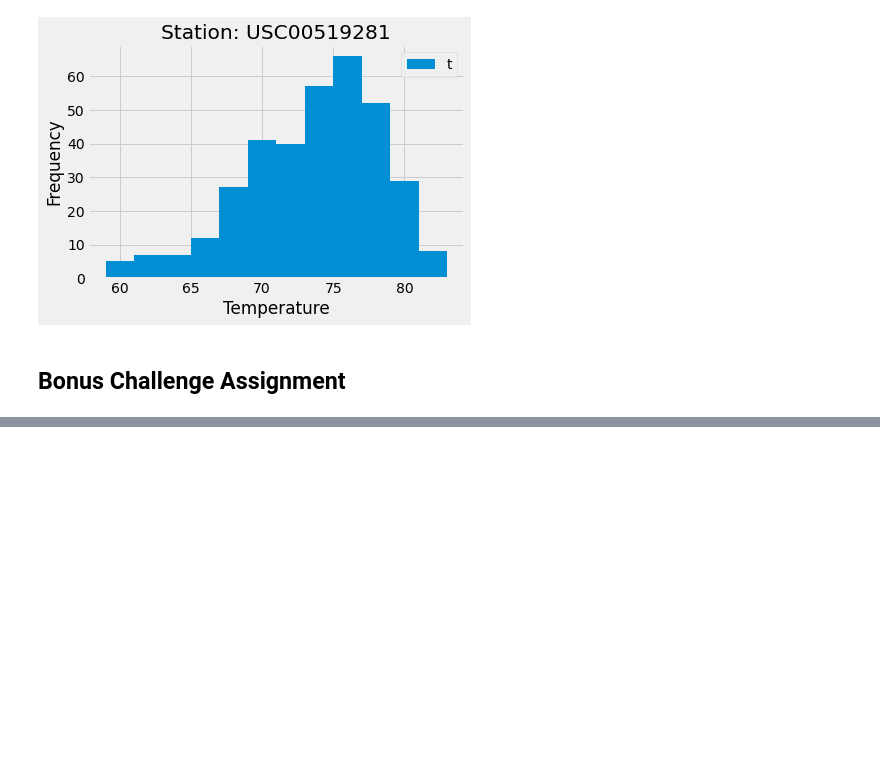
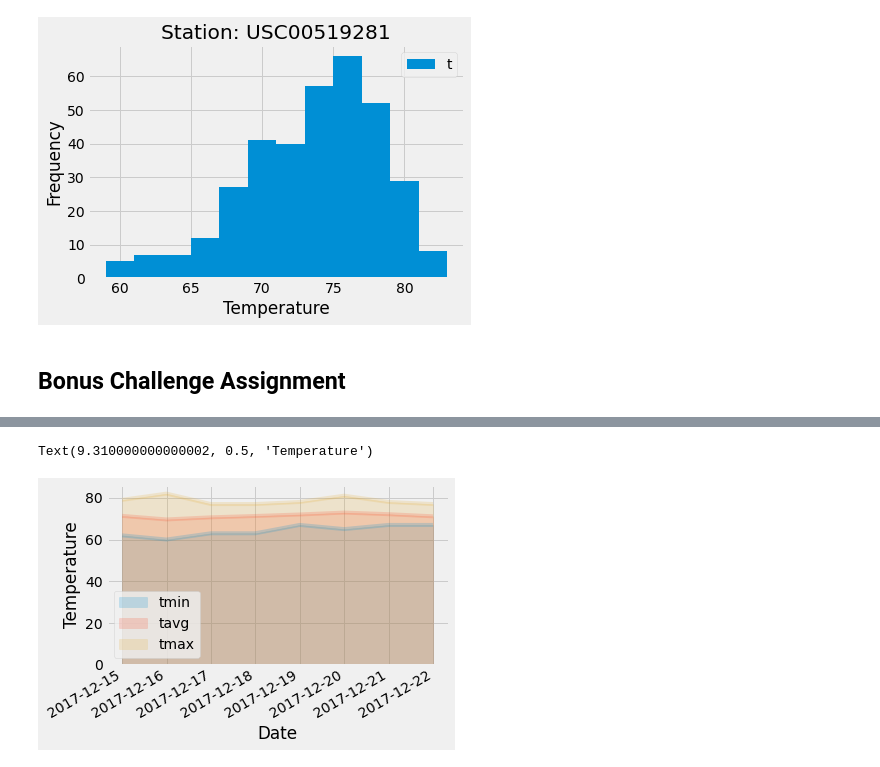
Before and after one commit to jtwilliams17/sqlalchemy-challenge, a Jupyter notebook: JamesWilliams_climate.ipynb, the cells around one changed output, grey strips where cells are left out. Saved outputs shown, nothing was run; the diff lists cells and outputs as text; code cells hidden in the pictures; blank space fills up the shorter version.

```diff
--- a/JamesWilliams_climate.ipynb
+++ b/JamesWilliams_climate.ipynb
@@ -161,3 +187,16 @@ print(calc_temps('2012-02-28', '2012-03-05'))
 # %%
 # Calculate the total amount of rainfall per weather station for your trip dates using the previous year's matching dates.
 # Sort this in descending order by precipitation amount and list the station, name, latitude, longitude, and elevation
+
+start_date = '2016-12-15'
+end_date = '2016-12-22'
+
+sel = [station.station, station.name, station.latitude,
+       station.longitude, station.elevation, func.sum(measurement.prcp)]
+
+results = session.query(*sel).\
+    filter(measurement.station == station.station).\
+    filter(measurement.date >= start_date).\
+    filter(measurement.date <= end_date).\
+    group_by(station.name).order_by(func.sum(measurement.prcp).desc()).all()
+print(results)
@@ -176,7 +217,7 @@ def daily_normals(date):
 
     """
 
-    sel = [func.min(Measurement.tobs), func.avg(Measurement.tobs), func.max(Measurement.tobs)]
-    return session.query(*sel).filter(func.strftime("%m-%d", Measurement.date) == date).all()
+    sel = [func.min(measurement.tobs), func.avg(measurement.tobs), func.max(measurement.tobs)]
+    return session.query(*sel).filter(func.strftime("%m-%d", measurement.date) == date).all()
 
 daily_normals("01-01")
@@ -185,9 +228,19 @@ daily_normals("01-01")
 # push each tuple of calculations into a list called `normals`
 
 # Set the start and end date of the trip
+trip_start_tobs = '2017-12-15'
+trip_end_tobs = '2017-12-22'
 
 # Use the start and end date to create a range of dates
+trip_range = pd.date_range(trip_start_tobs, trip_end_tobs, freq='D')
 
-# Stip off the year and save a list of %m-%d strings
+
+# Strip off the year and save a list of %m-%d strings
+trip_month_day = trip_range.strftime('%m-%d')
 
 # Loop through the list of %m-%d strings and calculate the normals for each date
+normals = []
+for date in trip_month_day:
+    normals.append(*daily_normals(date))
+
+normals
@@ -194,2 +256,6 @@ daily_normals("01-01")
 # %%
 # Load the previous query results into a Pandas DataFrame and add the `trip_dates` range as the `date` index
+trip_range_df = pd.DataFrame(normals, columns=['tmin', 'tavg', 'tmax'])
+trip_range_df['date'] = trip_range
+trip_range_df.set_index(['date'],inplace=True)
+trip_range_df.head()
@@ -196,4 +270,11 @@ daily_normals("01-01")
 # %%
 # Plot the daily normals as an area plot with `stacked=False`
+trip_range_df.plot(kind='area', stacked=False, x_compat=True, alpha=.2)
+plt.tight_layout()
+plt.xlabel("Date")
+plt.ylabel("Temperature")
+# %% [output]
+Text(9.310000000000002, 0.5, 'Temperature')
+[figure, added]
 # %%
 session.close()
```
Also changed, not shown: parts of 9 cells of this notebook, 1 other file.
